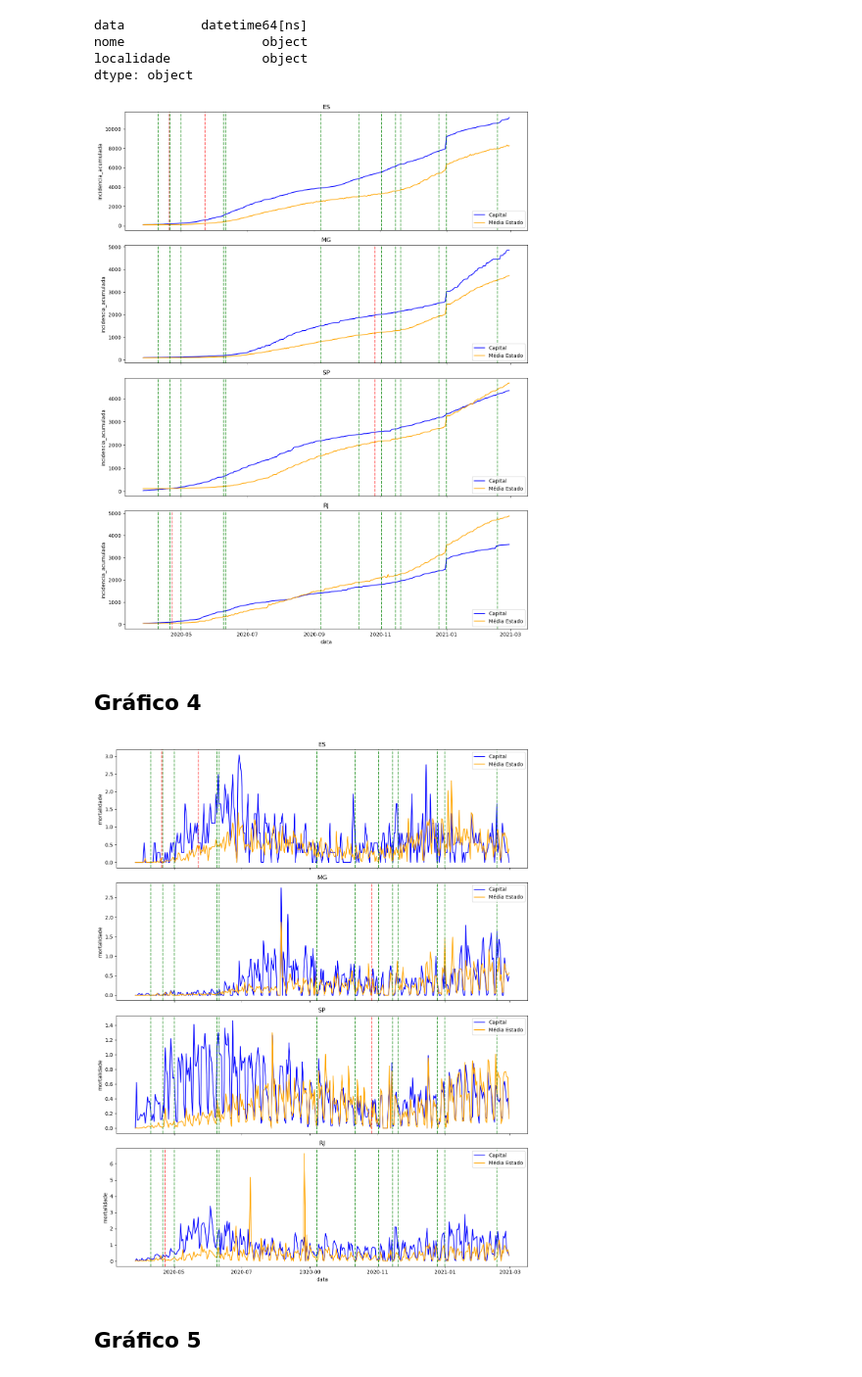
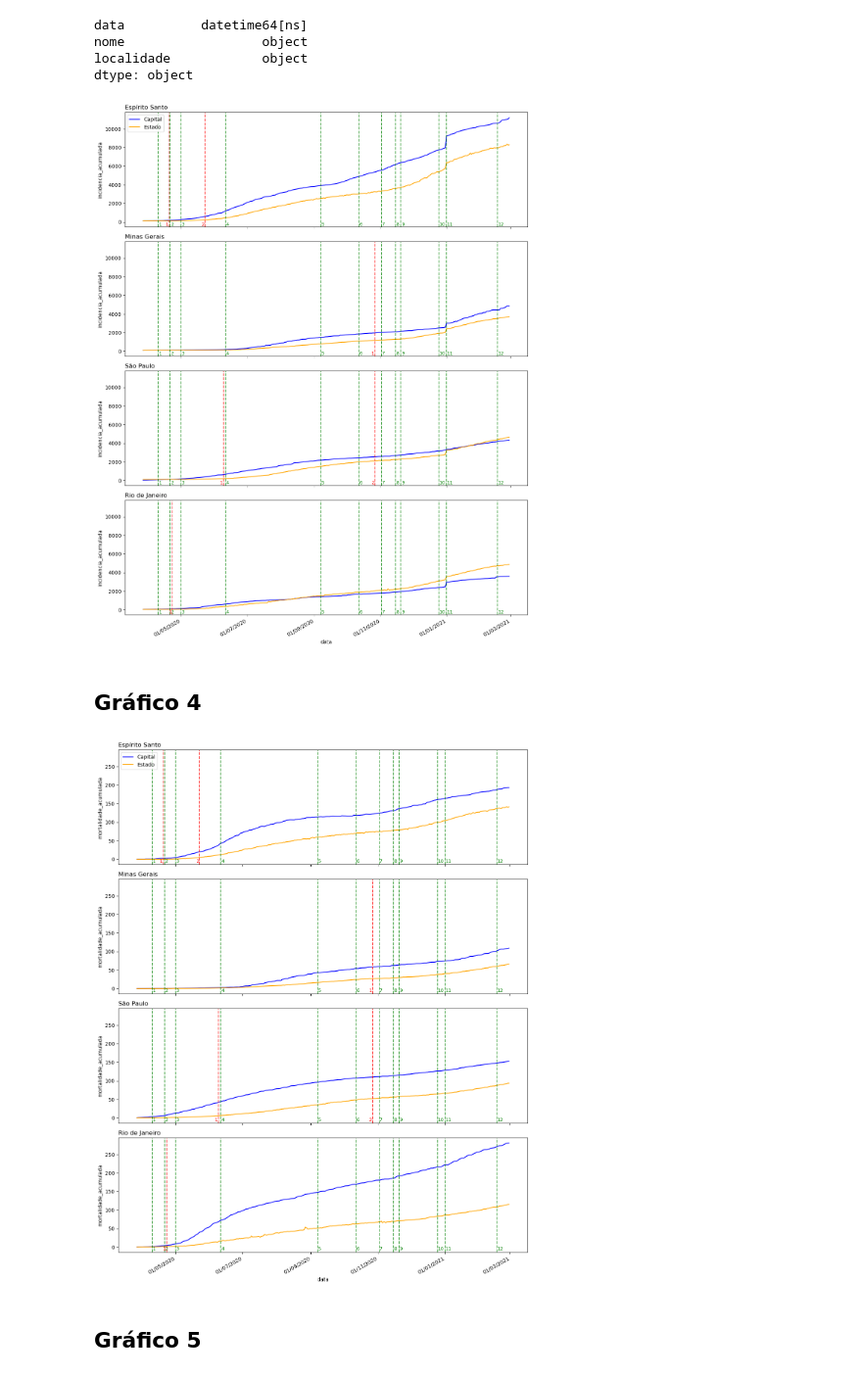
Before and after one commit to carloszan/covid, a Jupyter notebook: analises/7.graficos/graficos.ipynb, the cells around one changed output. Shown at 98% size. Drawn from its saved outputs; the diff is of its cells as text; code cells hidden in the pictures.

```diff
--- a/analises/7.graficos/graficos.ipynb
+++ b/analises/7.graficos/graficos.ipynb
@@ -169,6 +169,9 @@ def boxplot(y):
 # %%
 import seaborn as sns
 import matplotlib.pyplot as plt
+from datetime import timedelta
+from matplotlib.dates import DateFormatter
+
 
 def line_3_4(y, df_feriados):
     estados = ["ES", "MG", "SP", "RJ"]
@@ -180,7 +183,7 @@ def line_3_4(y, df_feriados):
         "RJ": "Rio de Janeiro"
     }
 
-    fig, ax = plt.subplots(4, 1, figsize=(12, 15), sharex=True)
+    fig, ax = plt.subplots(4, 1, figsize=(12, 15), sharex=True, sharey=True)
     ax = ax.ravel()
 
     feriados_nacionais = df_feriados[df_feriados.localidade == 'BR'].data
@@ -210,20 +213,31 @@ def line_3_4(y, df_feriados):
             y=y,
             ax=ax[i],
             color='orange',
-            label='Média Estado'
+            label='Estado'
         )
 
-        # Feriados
-        for f in feriados_nacionais:
+        # Feriados nacionais (verdes)
+        for j, f in enumerate(feriados_nacionais, start=1):
             ax[i].axvline(x=f, color='green', linestyle='--', alpha=0.7)
+            ax[i].text(f + timedelta(days=0.5), 0.95, str(j),
+                    color='green', fontsize=9, rotation=0, va='top', ha='left')
 
+        # Feriados estaduais (vermelhos)
         feriados_estaduais = df_feriados[df_feriados.localidade == estado].data
-        for f in feriados_estaduais:
+        for j, f in enumerate(feriados_estaduais, start=1):
             ax[i].axvline(x=f, color='red', linestyle='--', alpha=0.7)
+            ax[i].text(f - timedelta(days=0.5), 0.85, str(j),
+                    color='red', fontsize=9, rotation=0, va='top', ha='right')
 
-        ax[i].set_title(estado)
-        ax[i].legend()
+        ax[i].set_title(map_estado.get(estado), loc='left')
+        if i == 0:
+            ax[i].legend(loc='upper left')
+        else:
+            ax[i].legend().remove()
 
+        ax[i].xaxis.set_major_formatter(DateFormatter('%d/%m/%Y'))
+
+    plt.setp(ax[3].get_xticklabels(), rotation=30, ha='right')
     plt.tight_layout()
     plt.show()
 # %%
@@ -352,13 +369,13 @@ dtype: object
 # %%
 line_3_4('incidencia_acumulada', df_feriados)
 # %% [output]
-[figure, old version]
+[figure, new version]
 # %% [markdown]
 ## Gráfico 4
 # %%
-line_3_4('mortalidade', df_feriados)
+line_3_4('mortalidade_acumulada', df_feriados)
 # %% [output]
-[figure, old version]
+[figure, new version]
 # %% [markdown]
 ## Gráfico 5
 # %%
```
Also changed, not shown: parts of 2 cells of this notebook.
